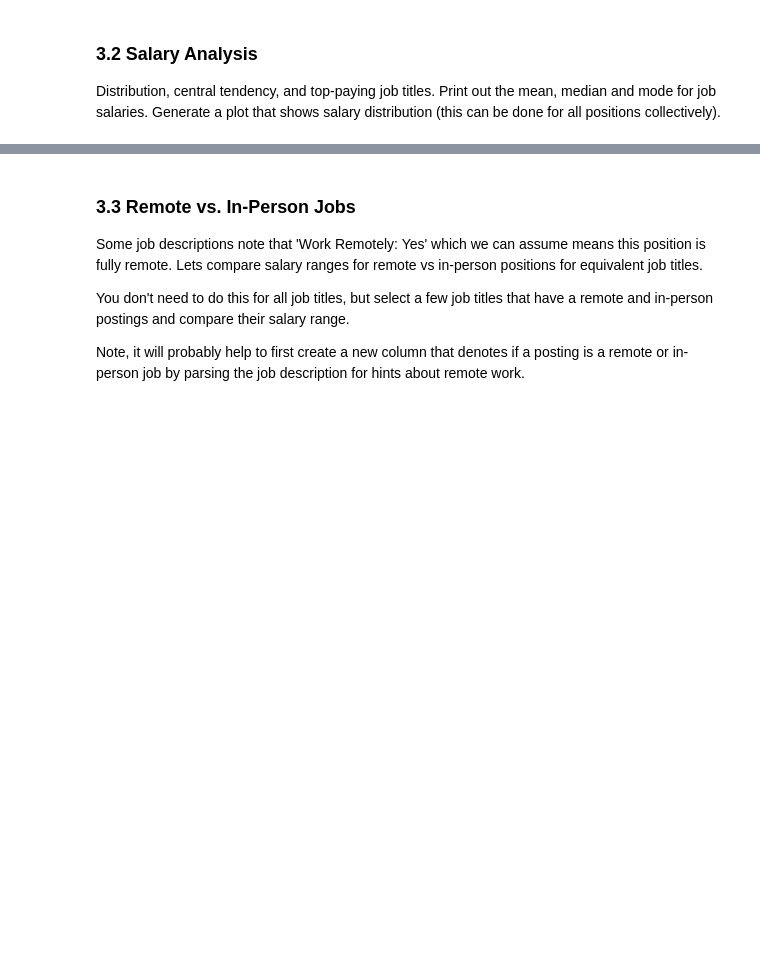
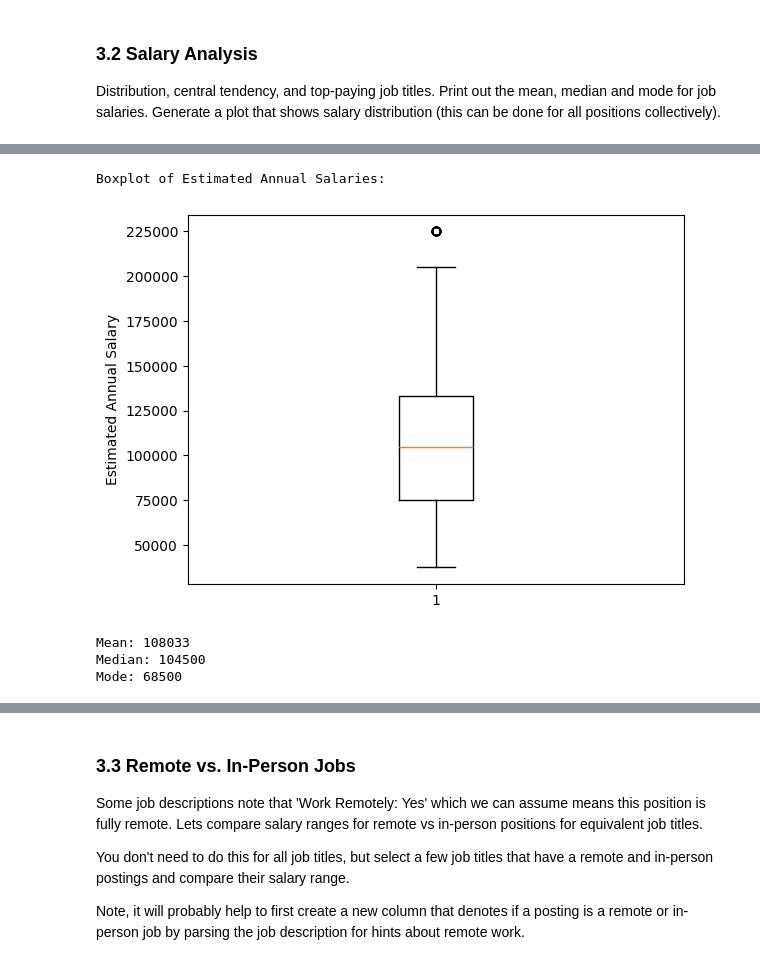
Before and after one commit to ashishkulkarnii/dmt, a Jupyter notebook: HW1/Ashish_Kulkarni_CS235_F25_HW1.ipynb, the cells around one changed output, grey strips where cells are left out. Saved outputs shown, nothing was run; the diff lists cells and outputs as text; code cells hidden in the pictures; blank space fills up the shorter version.

```diff
--- a/HW1/Ashish_Kulkarni_CS235_F25_HW1.ipynb
+++ b/HW1/Ashish_Kulkarni_CS235_F25_HW1.ipynb
@@ -419,0 +458,15 @@ mean = df
+# %%
+plt.boxplot(x=df['average annual salary estimate'].tolist())
+ax = plt.gca()
+ax.set_ylabel("Estimated Annual Salary")
+print("Boxplot of Estimated Annual Salaries:")
+plt.show()
+print("Mean:", int(df['average annual salary estimate'].mean()))
+print("Median:", int(df['average annual salary estimate'].median()))
+print("Mode:", int(df['average annual salary estimate'].mode().tolist()[-1]))
+# %% [output]
+Boxplot of Estimated Annual Salaries:
+[figure, added]
+Mean: 108033
+Median: 104500
+Mode: 68500
```
Also changed, not shown: parts of 40 cells of this notebook, 1 other file.
